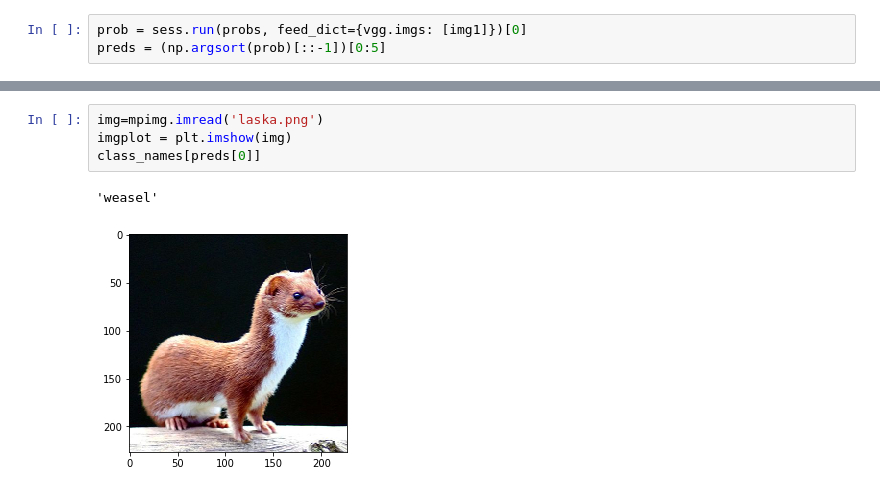
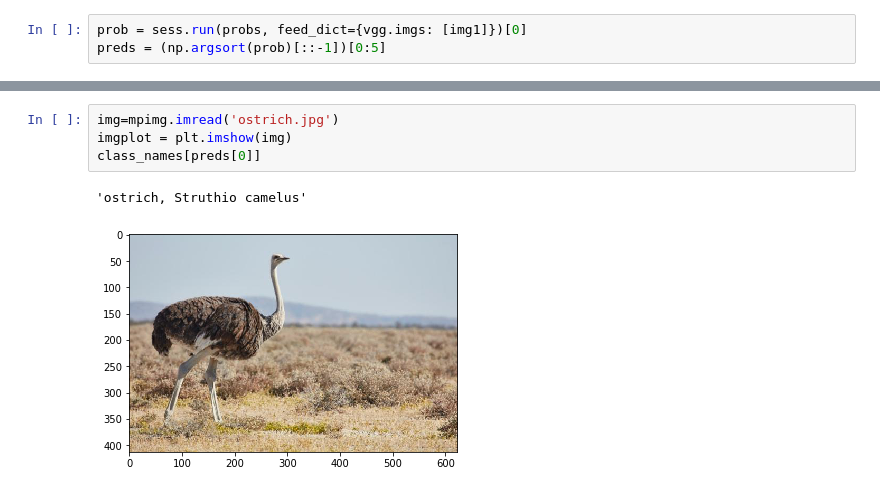
Before and after one commit to arpitg1304/Deep_Learning_Architectures, a Jupyter notebook: VGG_Net/VGG16.ipynb, the cells around one changed output, grey strips where cells are left out. Saved outputs shown, nothing was run; the diff lists cells and outputs as text.

```diff
--- a/VGG_Net/VGG16.ipynb
+++ b/VGG_Net/VGG16.ipynb
@@ -284,7 +284,7 @@ otter 0.00012108326
 # %%
-img=mpimg.imread('laska.png')
+img=mpimg.imread('ostrich.jpg')
 imgplot = plt.imshow(img)
 class_names[preds[0]]
 # %% [output]
-'weasel'
+'ostrich, Struthio camelus'
-[figure, old version]
+[figure, new version]
```
Also changed, not shown: parts of 1 cell of this notebook.
